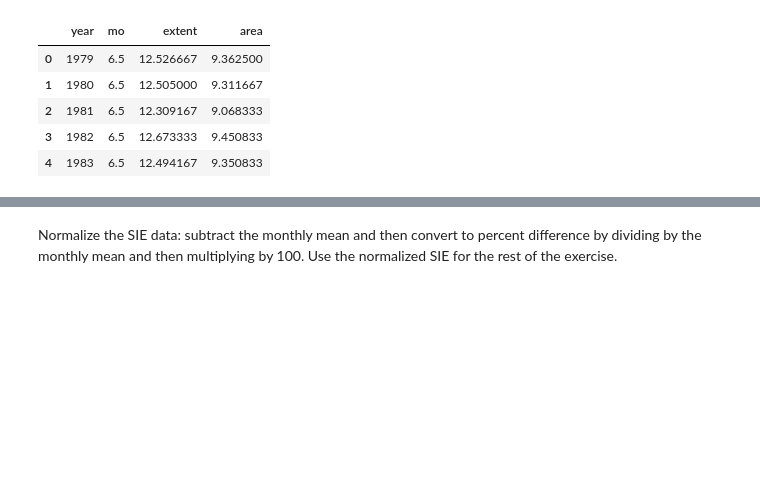
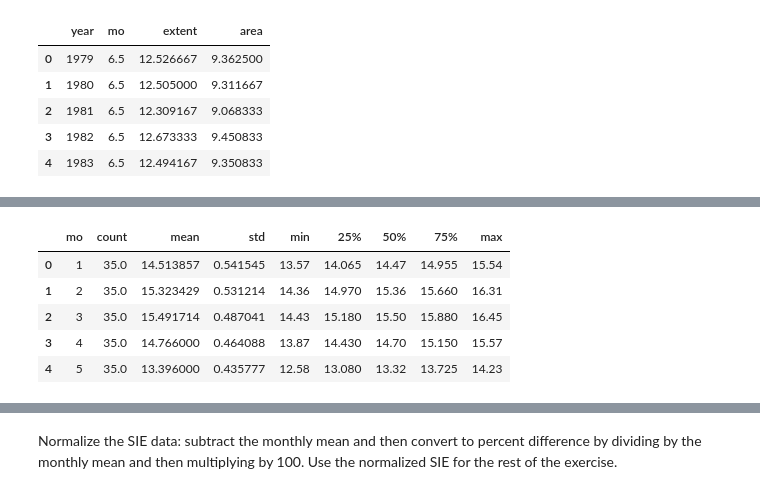
Before and after one commit to PedroCanoM/Idal_ia3, a Jupyter notebook: Sea_Ice_Extent_(1).ipynb, the cells around one changed output, grey strips where cells are left out. Cells and saved outputs as stored; diff of their text form; code cells hidden in the pictures; blank space fills up the shorter version.

```diff
--- a/Sea_Ice_Extent_(1).ipynb
+++ b/Sea_Ice_Extent_(1).ipynb
@@ -303,0 +324,12 @@ sns.lmplot(data=aux1, x='year', y='extent')
+# %%
+#Finalmente obtenemos la media y la varianza de extent por cada mes.
+#Obtenemos el resumen estadístico de extent agrupado por meses:
+extent_summary = df1.groupby(['mo']).describe().extent.reset_index()
+extent_summary.head()
+# %% [output]
+|  | mo | count | mean | std | min | 25% | 50% | 75% | max |
+| 0 | 1 | 35.0 | 14.513857 | 0.541545 | 13.57 | 14.065 | 14.47 | 14.955 | 15.54 |
+| 1 | 2 | 35.0 | 15.323429 | 0.531214 | 14.36 | 14.970 | 15.36 | 15.660 | 16.31 |
+| 2 | 3 | 35.0 | 15.491714 | 0.487041 | 14.43 | 15.180 | 15.50 | 15.880 | 16.45 |
+| 3 | 4 | 35.0 | 14.766000 | 0.464088 | 13.87 | 14.430 | 14.70 | 15.150 | 15.57 |
+| 4 | 5 | 35.0 | 13.396000 | 0.435777 | 12.58 | 13.080 | 13.32 | 13.725 | 14.23 |
```
Also changed, not shown: parts of 9 cells of this notebook.
